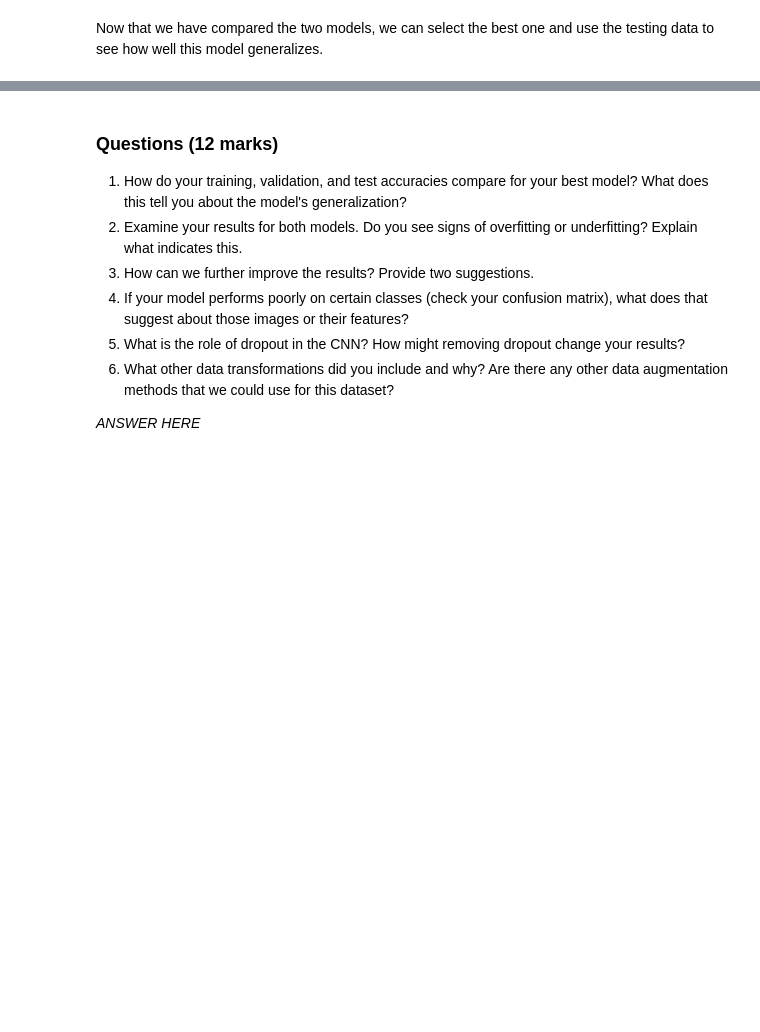
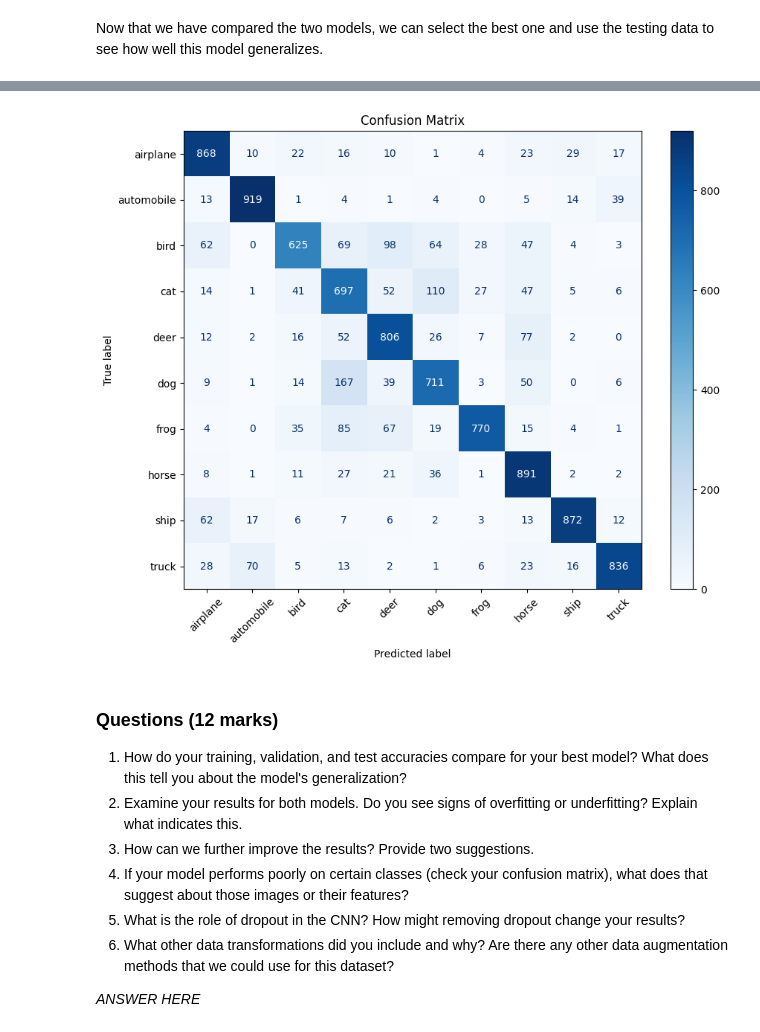
Before and after one commit to yhsben88/ENSF519_machineLearning_Assignment3, a Jupyter notebook: Assignment 3.ipynb, the cells around one changed output, grey strips where cells are left out. Saved outputs shown, nothing was run; the diff lists cells and outputs as text; code cells hidden in the pictures; blank space fills up the shorter version.

```diff
--- a/Assignment 3.ipynb
+++ b/Assignment 3.ipynb
@@ -155,6 +226,36 @@ Since we are evaluating the performance of two different models, we can create f
 We can also create functions for plotting the training and validation losses over the epochs and for creating a confusion matrix.
 # %%
 # TODO: Create plotting functions (2 marks)
+def plot_losses(train_losses, val_losses, model_name):
+    plt.figure(figsize=(10, 5))
+    plt.plot(train_losses, label='Training Loss')
+    plt.plot(val_losses, label='Validation Loss')
+    plt.title(f'{model_name} - Training and Validation Loss')
+    plt.xlabel('Epochs')
+    plt.ylabel('Loss')
+    plt.legend()
+    plt.show()
+
+def plot_confusion_matrix(model, test_loader, device, class_names):
+    model.eval()
+    all_preds = []
+    all_targets = []
+
+    with torch.no_grad():
+        for data, target in test_loader:
+            data, target = data.to(device), target.to(device)
+            output = model(data)
+            _, predicted = output.max(1)
+            all_preds.extend(predicted.cpu().numpy())
+            all_targets.extend(target.cpu().numpy())
+
+    cm = confusion_matrix(all_targets, all_preds)
+    disp = ConfusionMatrixDisplay(confusion_matrix=cm, display_labels=class_names)
+    fig, ax = plt.subplots(figsize=(10, 8))
+    disp.plot(ax=ax, cmap='Blues')
+    plt.xticks(rotation=45)
+    plt.title('Confusion Matrix')
+    plt.show()
 # %% [markdown]
 Now that we have defined our required functions, we can train, evaluate and visualize the results for both models. You can use 20 epochs for both models.
 # %%
@@ -174,3 +388,12 @@ Now that we have compared the two models, we can select the best one and use the
+# %%
+# Plot confusion matrix for the best model
+class_names = ['airplane', 'automobile', 'bird', 'cat', 'deer',
+               'dog', 'frog', 'horse', 'ship', 'truck']
+
+# Use CNN as it typically performs better
+plot_confusion_matrix(cnn_model, test_loader, device, class_names)
+# %% [output]
+[figure, added]
 # %% [markdown]
 ### Questions (12 marks)
 1. How do your training, validation, and test accuracies compare for your best model? What does this tell you about the model's generalization?
```
Also changed, not shown: parts of 11 cells of this notebook, 1 other file.
